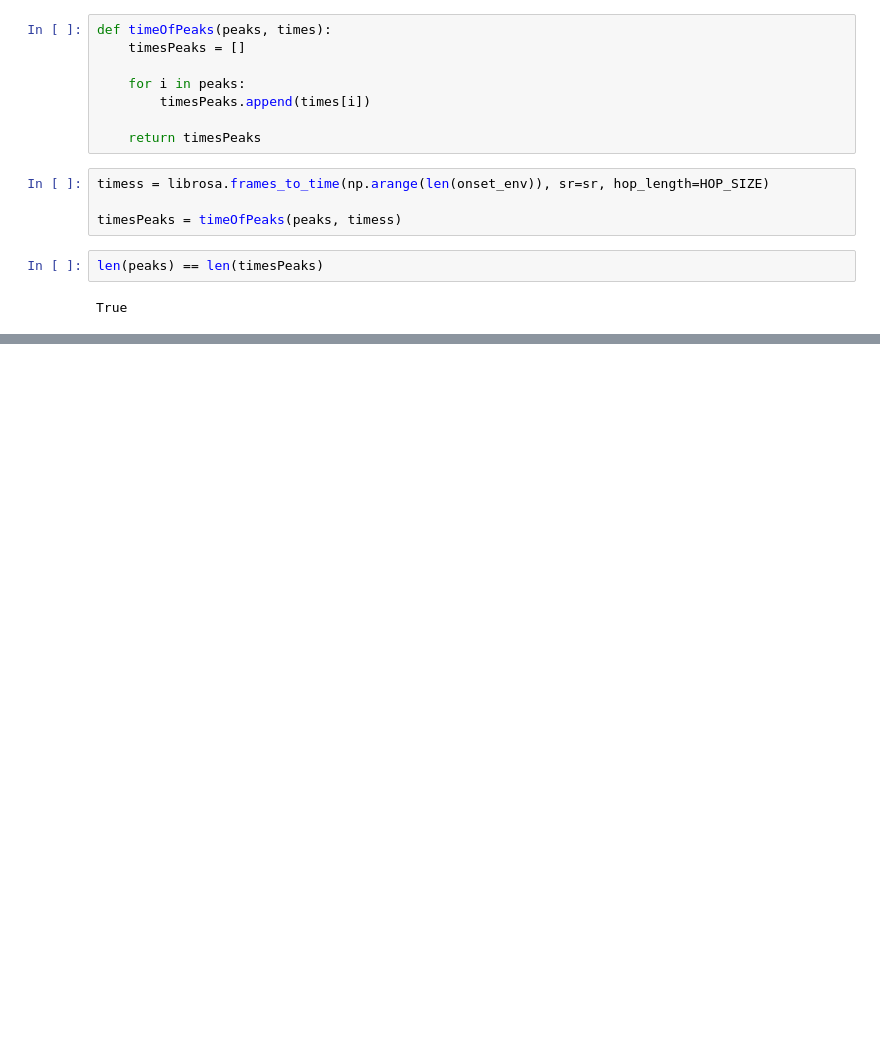
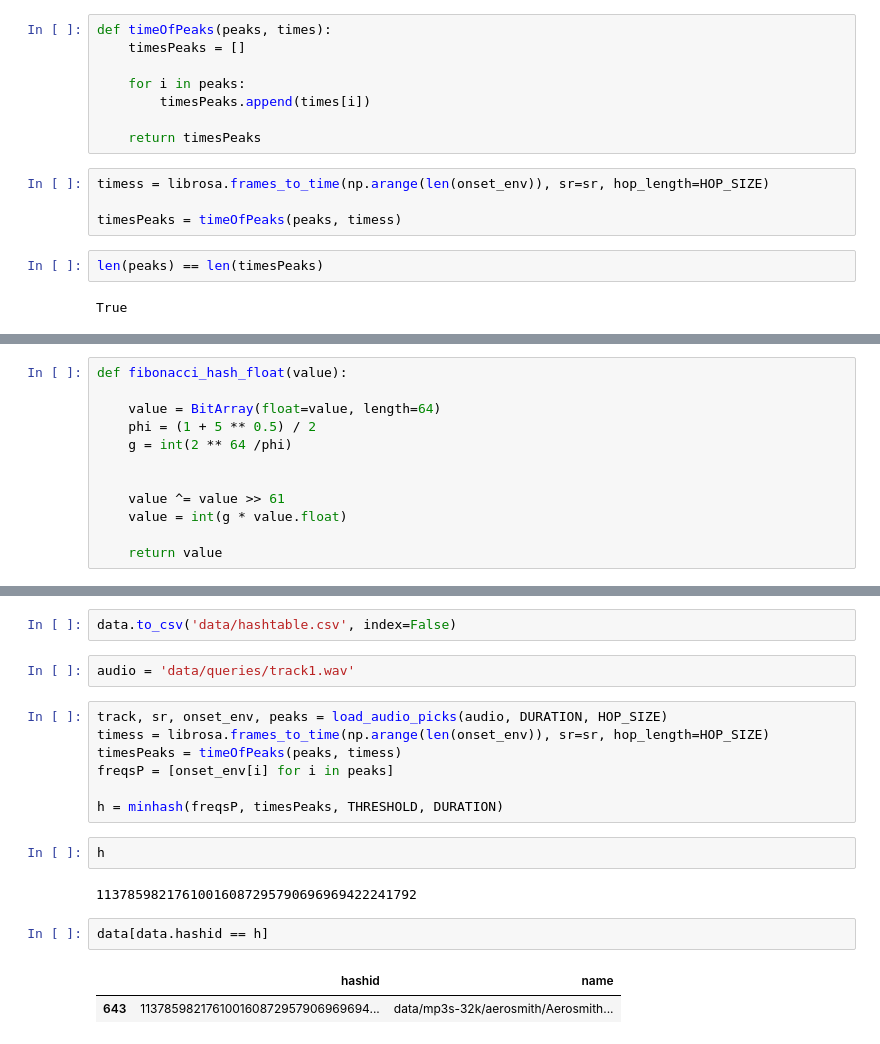
Before and after one commit to Requiem98/ADM-HW4, a Jupyter notebook: AudioSignals.ipynb, the cells around one changed output, grey strips where cells are left out. Saved outputs shown, nothing was run; the diff lists cells and outputs as text; blank space fills up the shorter version.

```diff
--- a/AudioSignals.ipynb
+++ b/AudioSignals.ipynb
@@ -126,0 +131,12 @@ True
+# %%
+def fibonacci_hash_float(value):
+
+    value = BitArray(float=value, length=64)
+    phi = (1 + 5 ** 0.5) / 2
+    g = int(2 ** 64 /phi)
+
+
+    value ^= value >> 61
+    value = int(g * value.float)
+
+    return value
@@ -126,0 +202,20 @@ True
+# %%
+data.to_csv('data/hashtable.csv', index=False)
+# %%
+audio = 'data/queries/track1.wav'
+# %%
+track, sr, onset_env, peaks = load_audio_picks(audio, DURATION, HOP_SIZE)
+timess = librosa.frames_to_time(np.arange(len(onset_env)), sr=sr, hop_length=HOP_SIZE)
+timesPeaks = timeOfPeaks(peaks, timess)
+freqsP = [onset_env[i] for i in peaks]
+
+h = minhash(freqsP, timesPeaks, THRESHOLD, DURATION)
+# %%
+h
+# %% [output]
+11378598217610016087295790696969422241792
+# %%
+data[data.hashid == h]
+# %% [output]
+|  | hashid | name |
+| 643 | 113785982176100160872957906969694... | data/mp3s-32k/aerosmith/Aerosmith... |
```
Also changed, not shown: parts of 8 cells of this notebook, 2 other files.
